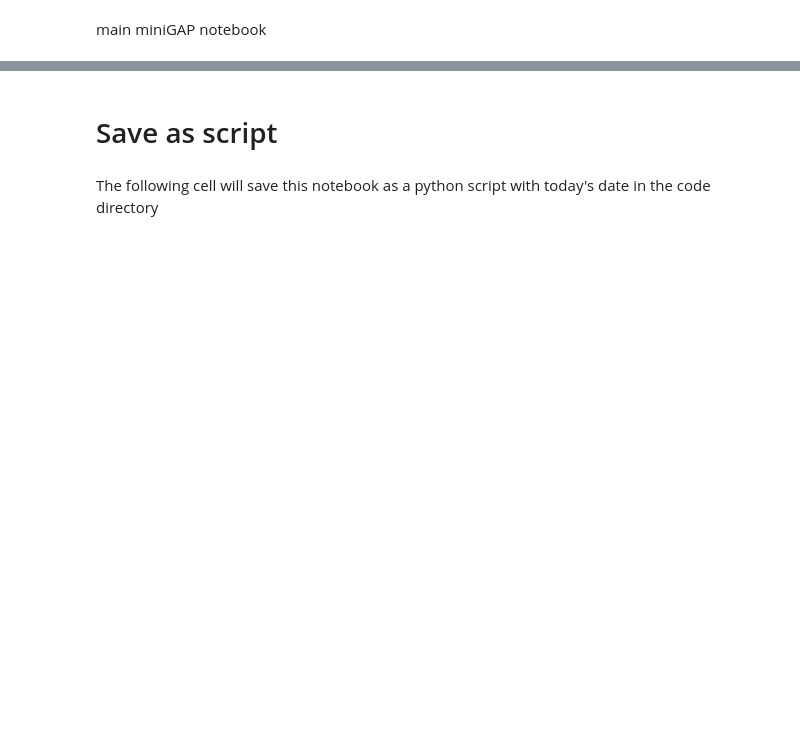
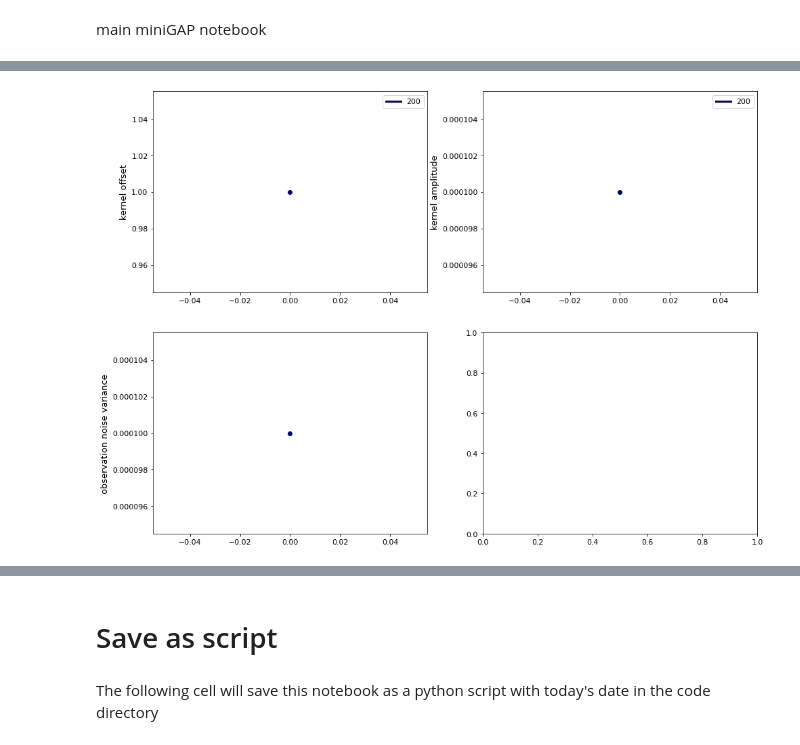
Before and after one commit to alvarovm/minigap, a Jupyter notebook: notebooks/miniGAP_minimal.ipynb, the cells around one changed output, grey strips where cells are left out. Saved outputs shown, nothing was run; the diff lists cells and outputs as text; code cells hidden in the pictures; blank space fills up the shorter version.

```diff
--- a/notebooks/miniGAP_minimal.ipynb
+++ b/notebooks/miniGAP_minimal.ipynb
@@ -267,3 +36,0 @@ Parse data from dataset
-# %%
-EnergyList, ForceList, PosList = GatherStructureInfo(StructureList,gather_forces = s.use_forces, use_self_energies=s.use_self_energies,
-                                                     energy_encoding = s.energy_encoding,  energy_keyword = s.energy_keyword)
@@ -941,0 +239,17 @@ if s.use_forces:
+# %%
+n_samples_full, n_features_full = train_sps_full.shape
+SparsifySoapsOutput, TimeSparsify = TickTock( SparsifySoaps, train_soaps = train_sps_full, test_soaps = test_sps_full, train_energies=train_ens, sparsify_samples=s.sparse_gpflow,
+                                    n_samples=s.n_sparse, sparsify_features=s.sparse_features, n_features=s.n_sparse_features, selection_method="PCovCUR",
+                                    score_tolerance=1e-5, score_threshold=1e-5, iterative_selection=False, plot_importances=False)
+train_sps, sparse_train_sps, test_sps = SparsifySoapsOutput
+if s.sparse_gpflow or s.sparse_features:
+    sparsity_samples_message = "" if not s.sparse_gpflow else "samples ({} --> {})".format(n_samples_full, sparse_train_sps.shape[0])
+    sparsity_features_message = "" if not s.sparse_features else "features ({} --> {})".format(n_features_full, train_sps.shape[-1])
+    sparsity_both_message = " and " if (s.sparse_gpflow and s.sparse_features) else ""
+    if s.print_timings:
+        print("Sparsified model {}{}{} in {:.2f} seconds.".format( sparsity_samples_message, sparsity_both_message, sparsity_features_message, TimeSparsify) )
+    elif s.verbose:
+        print("Sparsified model {}{}{}".format( sparsity_samples_message, sparsity_both_message, sparsity_features_message) )
+else:
+    if s.verbose:
+        print("Not using any sparsity.")
@@ -941,0 +834,72 @@ if s.use_forces:
+# %%
+plot_hyperparam_training = in_notebook()
+
+if plot_hyperparam_training:
+
+    palette = plt.get_cmap('gist_ncar')#'nipy_spectral')#"viridis")
+    palette_size = palette.N#len(palette.colors)
+    palette_itr = 0
+
+    fig, [[ax00, ax01], [ax10, ax11]] = plt.subplots(nrows=2, ncols = 2, figsize=(16,12))
+
+    hyperparam_names = ["kernel offset", "kernel amplitude", "observation noise variance"]
+
+    for n in np.sort(list(mse_history_by_n.keys())):
+        mse_history = mse_history_by_n[n]
+        hyperparam_history = hyperparam_history_by_n[n]
+        if not len(hyperparam_history):
+            continue
+        color = palette(palette_itr)
+        palette_itr = (palette_itr + 30) % palette_size
+
+
+
+        # hyperparameters on axes 00, 01, 10
+        hyperparams = np.swapaxes(hyperparam_history, 0, 1)
+
+        ax00.plot(*zip(*hyperparams[0]), color=color, label="{}".format(n), lw=3)
+        ax00.plot(*hyperparams[0][-1], "o", color=color)
+        label00 = hyperparam_names[0]
+        ax00.set_ylabel("{}".format(label00))
+    #     #ax00.set_yscale('log')
+    #     annotation00 = ax00.annotate('{:.1f}'.format(amplitudes[-1][1]) , xy=amplitudes[-1], xycoords='data', xytext=(-30,100),
+    #                                  textcoords='offset points', bbox={'fc':"1"}, arrowprops={'fc':'k'}, zorder=2)
+        ax00.legend()
+        ax00.ticklabel_format(useOffset=False)
+
+        ax01.plot(*zip(*hyperparams[1]), color=color, label="{}".format(n), lw=3)
+        ax01.plot(*hyperparams[1][-1], "o", color=color)
+        label01 = hyperparam_names[1]
+        ax01.set_ylabel("{}".format(label01))
+    #     #ax01.set_yscale('log')
+    #     annotation01 = ax01.annotate('{:.1f}'.format(lengths[-1][1]) , xy=lengths[-1], xycoords='data', xytext=(100,-30),
+    #                                  textcoords='offset points', bbox={'fc':"1"}, arrowprops={'fc':'k'}, zorder=2)
+        ax01.legend()
+        ax01.ticklabel_format(useOffset=False)
+
+        ax10.plot(*zip(*hyperparams[-1]), color=color, label="{}".format(n), lw=3)
+        ax10.plot(*hyperparams[-1][-1], "o", color=color)
+        label10 = hyperparam_names[-1]
+        ax10.set_ylabel("{}".format(label10))
+        #ax10.set_yscale('log')
+    #     annotation01 = ax10.annotate('{:.1e}'.format(noises[-1][1]) , xy=noises[-1], xycoords='data', xytext=(-30,100),
+    #                                  textcoords='offset points', bbox={'fc':"1"}, arrowprops={'fc':'k'}, zorder=2)
+    #     ax10.legend()
+        ax10.ticklabel_format(useOffset=False)
+
+        if not len(mse_history):
+            continue
+
+        #loss on axis 11
+        ax11.plot(*zip(*mse_history), color = color, label="{}".format(n), lw=3)
+        ax11.plot(*mse_history[-1], "o", color=color)
+        #ax11.set_yscale('log')
+        bottom, top = ax11.get_ylim()
+        bottom2, top2 = ax11.get_ylim()
+        ax11.set_ylabel("mse")
+        ax11.legend()
+        ax11.ticklabel_format(useOffset=False)
+
+        #fig.suptitle("{}".format(s.n_structs))
+# %% [output]
+[figure, added]
```
Also changed, not shown: parts of 69 cells of this notebook, 6 other files.
